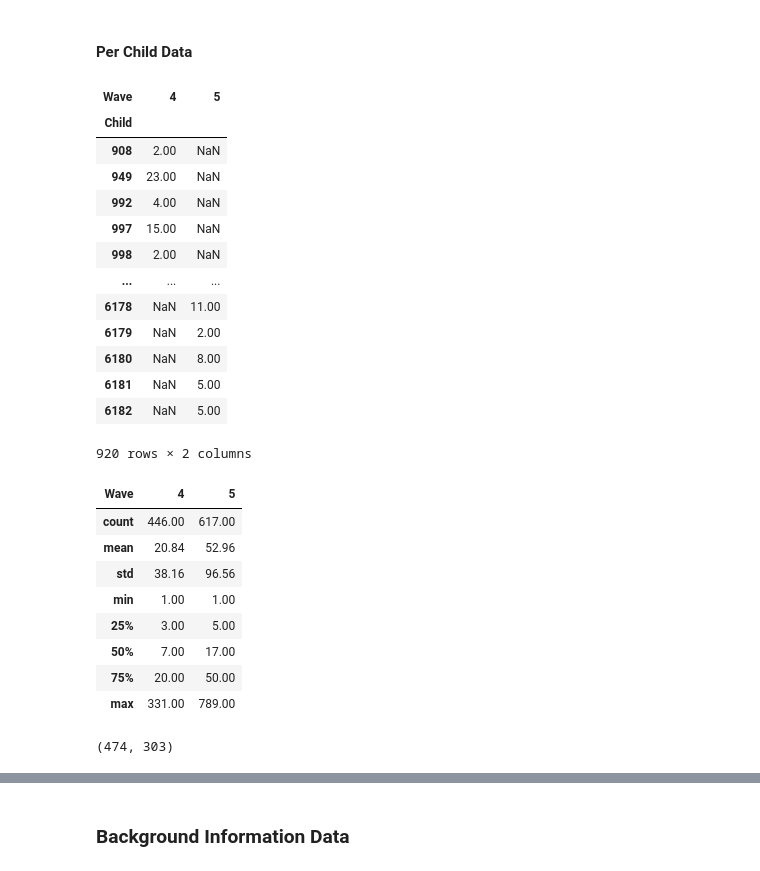
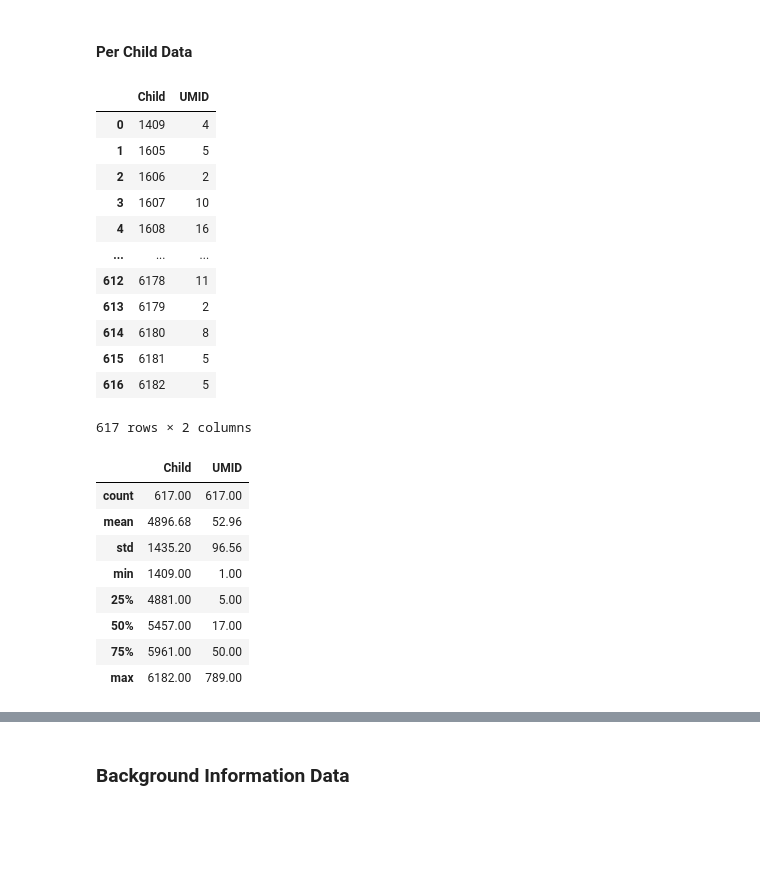
Before and after one commit to MovezNetwork/ABM-PA, a Jupyter notebook: notebooks/ICA_Analysis.ipynb, the cells around one changed output, grey strips where cells are left out. Cells and saved outputs as stored; diff of their text form; code cells hidden in the pictures; blank space fills up the shorter version.

```diff
--- a/notebooks/ICA_Analysis.ipynb
+++ b/notebooks/ICA_Analysis.ipynb
@@ -96,13 +83,9 @@ class_waves_pal[~class_waves_pal.isnull().any(axis=1)]
 # %% [markdown]
 ### Communication Networks Data
 # %%
-df_comm1 = pd.read_csv('../data/Buzz_W4_primary-schools.csv', sep=';', header=0)
-df_comm1 = df_comm1.append(pd.read_csv('../data/Buzz_W4_secondary-schools.csv', sep=';', header=0))
-df_comm1['Wave'] = 4
-df_comm2 = pd.read_csv('../data/Buzz_W5_primary-schools.csv', sep=';', header=0)
-df_comm2 = df_comm2.append(pd.read_csv('../data/Buzz_W5_secondary-schools.csv', sep=';', header=0))
-df_comm2['Wave'] = 5
-df_comm = df_comm1.append(df_comm2)
+df_comm = pd.read_csv('../data/Buzz_W5_primary-schools.csv', sep=';', header=0)
+df_comm = df_comm.append(pd.read_csv('../data/Buzz_W5_secondary-schools.csv', sep=';', header=0))
+df_comm['Wave'] = 5
 # only the inividually sent messages
 df_comm = df_comm[df_comm.Type=="my"]
 df_comm = df_comm.astype({'Child': 'int32'})
@@ -191,37 +151,31 @@ class_waves_messages[~class_waves_messages.isnull().any(axis=1)]
 # %% [markdown]
 #### Per Child Data
 # %%
-child_waves_messages = df_comm.groupby(['Child','Wave'])['UMID'].count().reset_index()
-child_waves_messages = child_waves_messages.pivot(index='Child', columns='Wave')['UMID']
+child_waves_messages = df_comm.groupby(['Child'])['UMID'].count().reset_index()
 child_waves_messages
 # %% [output]
-| Wave | 4 | 5 |
-| Child |  |  |
-| 908 | 2.00 | NaN |
-| 949 | 23.00 | NaN |
-| 992 | 4.00 | NaN |
-| 997 | 15.00 | NaN |
-| 998 | 2.00 | NaN |
+|  | Child | UMID |
+| 0 | 1409 | 4 |
+| 1 | 1605 | 5 |
+| 2 | 1606 | 2 |
+| 3 | 1607 | 10 |
+| 4 | 1608 | 16 |
 | ... | ... | ... |
-| 6178 | NaN | 11.00 |
-| 6179 | NaN | 2.00 |
-| 6180 | NaN | 8.00 |
-| 6181 | NaN | 5.00 |
-| 6182 | NaN | 5.00 |
+| 612 | 6178 | 11 |
+| 613 | 6179 | 2 |
+| 614 | 6180 | 8 |
+| 615 | 6181 | 5 |
+| 616 | 6182 | 5 |
-920 rows × 2 columns
+617 rows × 2 columns
 # %%
 child_waves_messages.describe()
 # %% [output]
-| Wave | 4 | 5 |
-| count | 446.00 | 617.00 |
-| mean | 20.84 | 52.96 |
-| std | 38.16 | 96.56 |
-| min | 1.00 | 1.00 |
-| 25% | 3.00 | 5.00 |
-| 50% | 7.00 | 17.00 |
-| 75% | 20.00 | 50.00 |
-| max | 331.00 | 789.00 |
+|  | Child | UMID |
+| count | 617.00 | 617.00 |
+| mean | 4896.68 | 52.96 |
+| std | 1435.20 | 96.56 |
+| min | 1409.00 | 1.00 |
+| 25% | 4881.00 | 5.00 |
+| 50% | 5457.00 | 17.00 |
+| 75% | 5961.00 | 50.00 |
+| max | 6182.00 | 789.00 |
-# %%
-child_waves_messages[4].isna().sum(),child_waves_messages[5].isna().sum()
-# %% [output]
-(474, 303)
```
Also changed, not shown: parts of 19 cells of this notebook, 2 other files.
